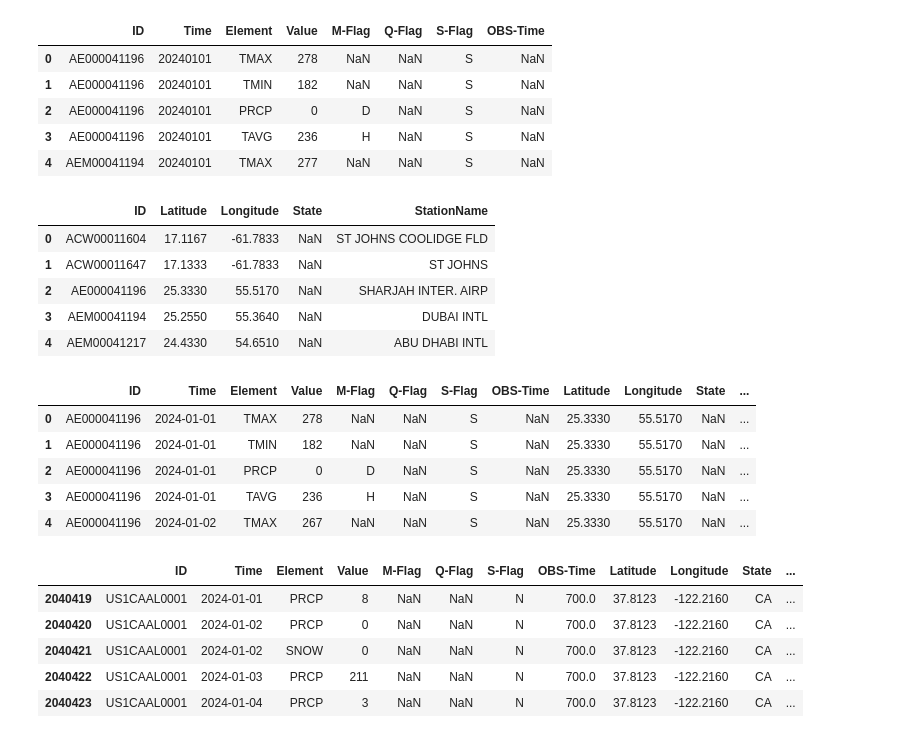
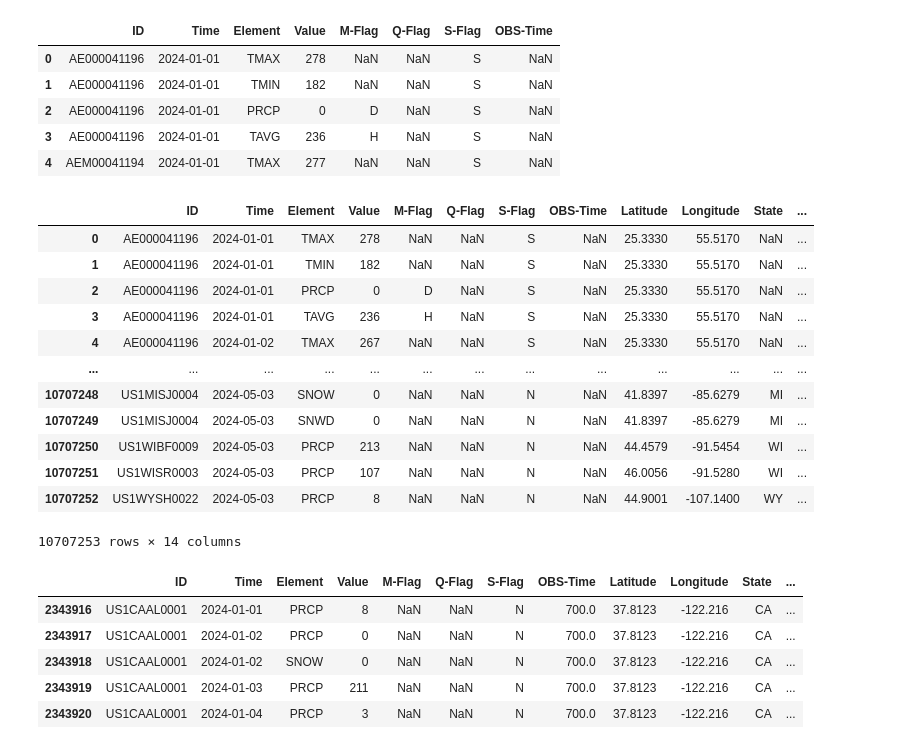
Before and after one commit to HighTechnologyFoundation/HTFCloudFellows, a Jupyter notebook: GHCN-D/Visualize with plotly.ipynb, the cells around one changed output. Saved outputs shown, nothing was run; the diff lists cells and outputs as text; code cells hidden in the pictures.

```diff
--- a/GHCN-D/Visualize with plotly.ipynb
+++ b/GHCN-D/Visualize with plotly.ipynb
@@ -32,11 +20,13 @@ new_columns = ['ID', 'Time', 'Element', 'Value', 'M-Flag', 'Q-Flag', 'S-Flag', '
 
 df = pd.read_csv(AZ_GHCN_URL, names = new_columns)
 
+df.Time = pd.to_datetime(df.Time, format='%Y%m%d')
+
 df.head()
 # %% [output]
 |  | ID | Time | Element | Value | M-Flag | Q-Flag | S-Flag | OBS-Time |
-| 0 | AE000041196 | 20240101 | TMAX | 278 | NaN | NaN | S | NaN |
-| 1 | AE000041196 | 20240101 | TMIN | 182 | NaN | NaN | S | NaN |
-| 2 | AE000041196 | 20240101 | PRCP | 0 | D | NaN | S | NaN |
-| 3 | AE000041196 | 20240101 | TAVG | 236 | H | NaN | S | NaN |
-| 4 | AEM00041194 | 20240101 | TMAX | 277 | NaN | NaN | S | NaN |
+| 0 | AE000041196 | 2024-01-01 | TMAX | 278 | NaN | NaN | S | NaN |
+| 1 | AE000041196 | 2024-01-01 | TMIN | 182 | NaN | NaN | S | NaN |
+| 2 | AE000041196 | 2024-01-01 | PRCP | 0 | D | NaN | S | NaN |
+| 3 | AE000041196 | 2024-01-01 | TAVG | 236 | H | NaN | S | NaN |
+| 4 | AEM00041194 | 2024-01-01 | TMAX | 277 | NaN | NaN | S | NaN |
@@ -57,49 +33,34 @@ with open("ghcnd-stations.txt") as file:
-# %%
-import numpy as np
-
-metadata = pd.DataFrame({
-
-    'ID' : ID_list,
-    'Latitude' : lat_list,
-    'Longitude' : lon_list,
-    'State' : state_list,
-    'StationName' : station_name_list
-})
-
-metadata['State'] = metadata['State'].replace('', np.nan)
-
-metadata.head()
-# %% [output]
-|  | ID | Latitude | Longitude | State | StationName |
-| 0 | ACW00011604 | 17.1167 | -61.7833 | NaN | ST JOHNS COOLIDGE FLD |
-| 1 | ACW00011647 | 17.1333 | -61.7833 | NaN | ST JOHNS |
-| 2 | AE000041196 | 25.3330 | 55.5170 | NaN | SHARJAH INTER. AIRP |
-| 3 | AEM00041194 | 25.2550 | 55.3640 | NaN | DUBAI INTL |
-| 4 | AEM00041217 | 24.4330 | 54.6510 | NaN | ABU DHABI INTL |
 # %%
-df.Time = pd.to_datetime(df.Time, format='%Y%m%d')
+metadata = pd.read_csv('station_metadata.csv')
 
 merge_df = pd.merge(df, metadata, on = 'ID')
 
-merge_df.head()
+merge_df
 # %% [output]
 |  | ID | Time | Element | Value | M-Flag | Q-Flag | S-Flag | OBS-Time | Latitude | Longitude | State | ... |
 | 0 | AE000041196 | 2024-01-01 | TMAX | 278 | NaN | NaN | S | NaN | 25.3330 | 55.5170 | NaN | ... |
 | 1 | AE000041196 | 2024-01-01 | TMIN | 182 | NaN | NaN | S | NaN | 25.3330 | 55.5170 | NaN | ... |
 | 2 | AE000041196 | 2024-01-01 | PRCP | 0 | D | NaN | S | NaN | 25.3330 | 55.5170 | NaN | ... |
 | 3 | AE000041196 | 2024-01-01 | TAVG | 236 | H | NaN | S | NaN | 25.3330 | 55.5170 | NaN | ... |
 | 4 | AE000041196 | 2024-01-02 | TMAX | 267 | NaN | NaN | S | NaN | 25.3330 | 55.5170 | NaN | ... |
+| ... | ... | ... | ... | ... | ... | ... | ... | ... | ... | ... | ... | ... |
+| 10707248 | US1MISJ0004 | 2024-05-03 | SNOW | 0 | NaN | NaN | N | NaN | 41.8397 | -85.6279 | MI | ... |
+| 10707249 | US1MISJ0004 | 2024-05-03 | SNWD | 0 | NaN | NaN | N | NaN | 41.8397 | -85.6279 | MI | ... |
+| 10707250 | US1WIBF0009 | 2024-05-03 | PRCP | 213 | NaN | NaN | N | NaN | 44.4579 | -91.5454 | WI | ... |
+| 10707251 | US1WISR0003 | 2024-05-03 | PRCP | 107 | NaN | NaN | N | NaN | 46.0056 | -91.5280 | WI | ... |
+| 10707252 | US1WYSH0022 | 2024-05-03 | PRCP | 8 | NaN | NaN | N | NaN | 44.9001 | -107.1400 | WY | ... |
+10707253 rows × 14 columns
 # %%
 CA = merge_df[merge_df.State == 'CA']
 
 CA.head()
 # %% [output]
 |  | ID | Time | Element | Value | M-Flag | Q-Flag | S-Flag | OBS-Time | Latitude | Longitude | State | ... |
-| 2040419 | US1CAAL0001 | 2024-01-01 | PRCP | 8 | NaN | NaN | N | 700.0 | 37.8123 | -122.2160 | CA | ... |
-| 2040420 | US1CAAL0001 | 2024-01-02 | PRCP | 0 | NaN | NaN | N | 700.0 | 37.8123 | -122.2160 | CA | ... |
-| 2040421 | US1CAAL0001 | 2024-01-02 | SNOW | 0 | NaN | NaN | N | 700.0 | 37.8123 | -122.2160 | CA | ... |
-| 2040422 | US1CAAL0001 | 2024-01-03 | PRCP | 211 | NaN | NaN | N | 700.0 | 37.8123 | -122.2160 | CA | ... |
-| 2040423 | US1CAAL0001 | 2024-01-04 | PRCP | 3 | NaN | NaN | N | 700.0 | 37.8123 | -122.2160 | CA | ... |
+| 2343916 | US1CAAL0001 | 2024-01-01 | PRCP | 8 | NaN | NaN | N | 700.0 | 37.8123 | -122.216 | CA | ... |
+| 2343917 | US1CAAL0001 | 2024-01-02 | PRCP | 0 | NaN | NaN | N | 700.0 | 37.8123 | -122.216 | CA | ... |
+| 2343918 | US1CAAL0001 | 2024-01-02 | SNOW | 0 | NaN | NaN | N | 700.0 | 37.8123 | -122.216 | CA | ... |
+| 2343919 | US1CAAL0001 | 2024-01-03 | PRCP | 211 | NaN | NaN | N | 700.0 | 37.8123 | -122.216 | CA | ... |
+| 2343920 | US1CAAL0001 | 2024-01-04 | PRCP | 3 | NaN | NaN | N | 700.0 | 37.8123 | -122.216 | CA | ... |
 # %%
 from plotly.offline import plot, iplot, init_notebook_mode
 init_notebook_mode(connected=True)
```
Also changed, not shown: parts of 2 cells of this notebook.
